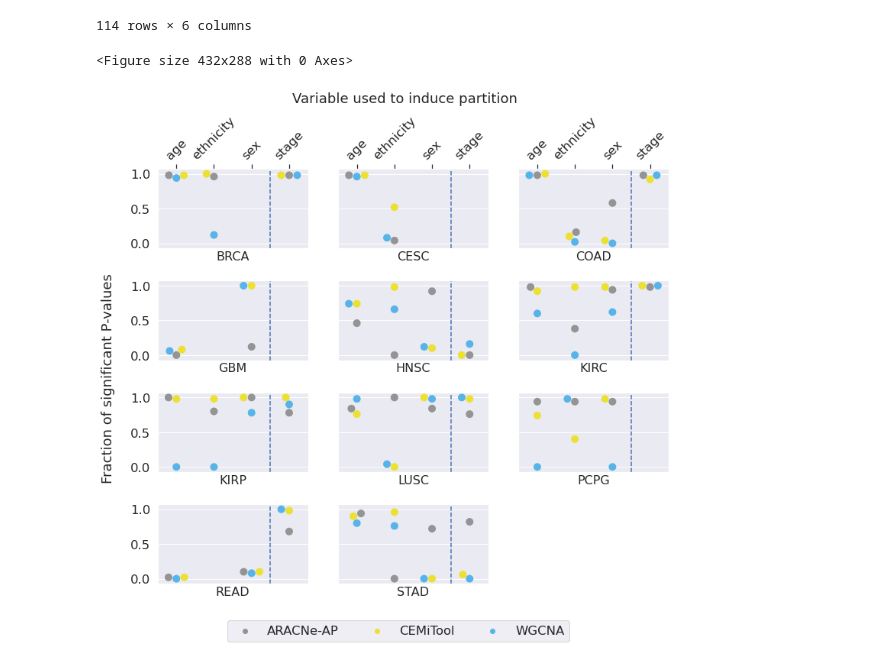
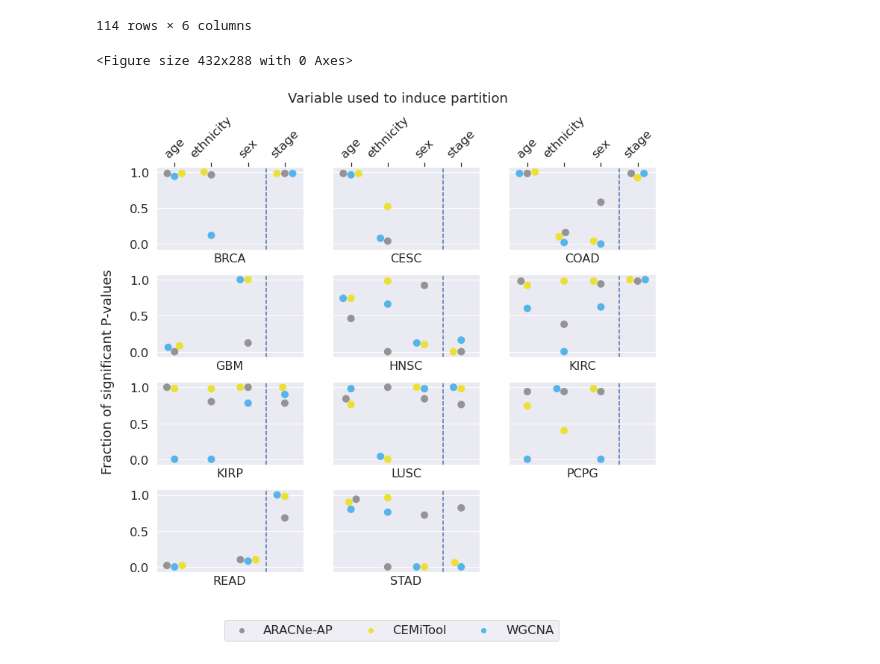
Before and after one commit to bionetslab/grn-confounders, a Jupyter notebook: results_paper/visualize_mean_JIs_blocks.ipynb, the cells around one changed output. Cells and saved outputs as stored; diff of their text form; code cells hidden in the pictures.

```diff
--- a/results_paper/visualize_mean_JIs_blocks.ipynb
+++ b/results_paper/visualize_mean_JIs_blocks.ipynb
@@ -81,6 +81,7 @@ JI_all = JI_all[JI_all['k']%100 == 10]
 JI_all['Method'] = JI_all['Method'].replace(['ARACNE'], 'ARACNe-AP').replace(['CEMI'], 'CEMiTool').replace(['GRNBOOST2'], 'GRNBoost2')
 algs = ['ARACNe-AP', 'CEMiTool', 'GENIE3', 'GRNBoost2', 'WGCNA'] # string identifiers of algorithms
 print(JI_all.head())
+JI_all['Cohort x\nConfounder'] = JI_all['Cohort'] + ' x ' + JI_all['Confounder/\nvariable']
 # %% [output]
   Confounder/\nvariable Cohort  Method    Partition type partID    k  \
 0                   age   BRCA  ARACNE  confounder-based      0   10
@@ -101,15 +102,3 @@ print(JI_all.head())
 8  0.401709              235.0       585.0  filled01_
 # %% [markdown]
 ### 1) Plot mean JI over k per cohort and per confounder
-# %%
-sns.set(font_scale=2)
-sns.set_style('whitegrid')
-for ct_sel in ct_sels:
-    JI_ct = JI_all[JI_all['Cohort'] == ct_sel]
-    frms = len(set(JI_ct['Confounder/\nvariable']))
-    g = sns.FacetGrid(JI_ct, row='Method', col='Confounder/\nvariable', hue='Partition type',
-                      margin_titles=True, ylim=(0,1), legend_out=True, height=5,
-                    col_order=['age', 'ethnicity', 'sex', 'stage'])
-    ax = g.axes[0,0]
-    g.map(sns.lineplot, "k", "Mean JI", errorbar='sd').add_legend()
-    g.fig.suptitle(str(ct_sel), y=1.04, fontsize='x-large')
@@ -127,0 +105,23 @@ for ct_sel in ct_sels:
+# %%
+sns.set(font_scale=2)
+sns.set_style('darkgrid')
+for ct_sel in ['STAD']:
+    JI_ct = JI_all[JI_all['Cohort'] == ct_sel]
+    for conf in ['age']:
+        JI_conf = JI_ct[JI_ct['Confounder/\nvariable'] == conf]
+        if len(JI_conf) == 0:
+            continue
+        i = 0
+        cols = sorted(list(set(JI_conf['Method'].values)))
+        fig, axs = plt.subplots(1, len(cols), figsize=(5*len(cols), 0.73*len(cols)), sharey=True)
+        plt.ylim(0, 1)
+        for alg in cols:
+            JI_alg = JI_conf[JI_conf['Method'] == alg]
+            g = sns.lineplot(JI_alg, x='k', y='Mean JI', errorbar='sd', ax=axs[i], hue='Partition type', legend=(i==0))
+            axs[i].set_title(alg, fontdict={'fontsize': 20}, y=1.01)
+            #axs[i].text(s=f'{ct_sel} x {conf}', y=-3.8, x=2.7, rotation=270, transform=ax.transAxes)
+            i += 1
+        t = plt.suptitle(f'{ct_sel} x {conf}', fontsize=20, y=1.1)
+        sns.move_legend(axs[0], "lower center", frameon=True, ncol=len(cols), title=None, bbox_to_anchor=(1.6,-0.7))
+        fig.savefig(f'{ct_sel}_{conf}_lineplot.pdf', bbox_inches='tight')
+        #g.savefig(f'{ct_sel}_{conf}_lineplot.pdf')
@@ -184,34 +186,35 @@ sns.set(font_scale=1.5)
 sns.set_style("darkgrid")
 plt.rcParams['axes.titley'] = -0.2
 fig, axs = plt.subplots(4, 3, figsize=(12, 10), sharey=True, sharex=True)
-fig.subplots_adjust(hspace=0.4)
+fig.subplots_adjust(hspace=0.3)
 fig.text(0.5, 1.0,'Variable used to induce partition', ha='center')
 fig.text(0.04, 0.5, 'Fraction of significant P-values', va='center', rotation='vertical')
 plt.yticks([0.0, 0.5, 1.0])
 
 _mwus = pd.DataFrame(sign).reset_index()
 _mwus = _mwus[(_mwus['Method'] != 'GRNBoost2') & (_mwus['Method'] != 'GENIE3')]
 _mwus['Confounder/\nvariable'] = pd.Categorical(_mwus['Confounder/\nvariable'], ['age', 'ethnicity', 'sex', 'stage'])
 
 i = j = 0
 for ct_sel in ct_sels:
     axs[i,j].set_ylim([-0.075, 1.075])
     axs[i,j].set_title(ct_sel, fontdict={'fontsize': 16})
     axs[i,j].axvline(x=2.5, linestyle='--')
     if i == 0:
         axs[i,j].tick_params(top=True, labeltop=True, bottom=False, labelbottom=False)
     else:
         axs[i,j].tick_params(top=False, labeltop=False, bottom=False, labelbottom=False)
     for tick in axs[i,j].get_xticklabels():
         tick.set_rotation(45)
     g = sns.swarmplot(_mwus[_mwus['Cohort'] == ct_sel], x='Confounder/\nvariable', y='frac', hue='Method',
                     ax=axs[i,j], s=10, palette=sns.color_palette('colorblind')[7:10], legend=(i==j==0))
     g.set(xlabel=None, ylabel=None)
     j = (j + 1) % 3
     i = i + 1 if j == 0 else i
 
-sns.move_legend(axs[0,0], "lower center", frameon=True, ncol=3, title=None, bbox_to_anchor=(1.6,-5.0))
+sns.move_legend(axs[0,0], "lower center", frameon=True, ncol=3, title=None, bbox_to_anchor=(1.6,-4.8))
 fig.delaxes(axs[3,2])
+fig.savefig(f'varplot{stamp}.pdf', bbox_inches='tight')
 # %% [output]
 <Figure size 432x288 with 0 Axes>
-[figure, old version]
+[figure, new version]
```
Also changed, not shown: parts of 3 cells of this notebook, 3 other files.
